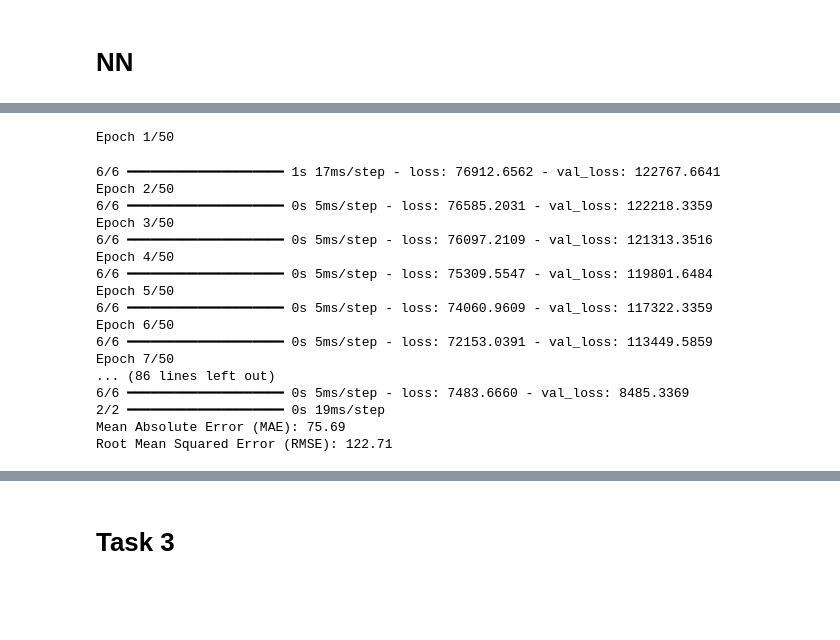
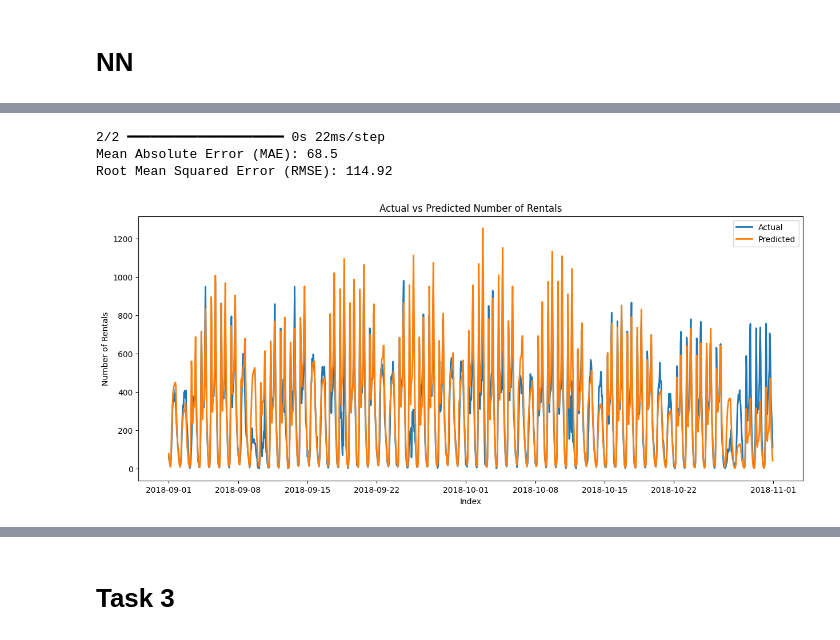
Before and after one commit to GermanButtiero/mobility, a Jupyter notebook: src/prediction.ipynb, the cells around one changed output, grey strips where cells are left out. Saved outputs shown, nothing was run; the diff lists cells and outputs as text; code cells hidden in the pictures; blank space fills up the shorter version.

```diff
--- a/src/prediction.ipynb
+++ b/src/prediction.ipynb
@@ -770,26 +728,12 @@ plot_predictions_vs_true(df_hourly_val, "y_pred", "y_true")
 # %%
 d_train_model = create_nn_and_train(X_dropoff_train_scaled, y_d_train)
-y_val_flat_d, y_pred_flat_d, mae_d_train, rmse_d_train = predict_nn(d_train_model, X_dropoff_val_scaled, y_d_val)
+y_val_flat_d, y_pred_flat_d, mae_d_train, rmse_d_train = predict_nn(d_train_model, X_dropoff_val_scaled, y_d_val, val_start, val_end)
 performance_dropoffs["model_nn"] = {"val_mae": np.round(np.mean(mae_d_train),2), "val_rmse": np.round(np.mean(rmse_d_train),2)}
 # %% [output]
-Epoch 1/50
+2/2 ━━━━━━━━━━━━━━━━━━━━ 0s 22ms/step
+Mean Absolute Error (MAE): 68.5
+Root Mean Squared Error (RMSE): 114.92
-6/6 ━━━━━━━━━━━━━━━━━━━━ 1s 17ms/step - loss: 76912.6562 - val_loss: 122767.6641
-Epoch 2/50
-6/6 ━━━━━━━━━━━━━━━━━━━━ 0s 5ms/step - loss: 76585.2031 - val_loss: 122218.3359
-Epoch 3/50
-6/6 ━━━━━━━━━━━━━━━━━━━━ 0s 5ms/step - loss: 76097.2109 - val_loss: 121313.3516
-Epoch 4/50
-6/6 ━━━━━━━━━━━━━━━━━━━━ 0s 5ms/step - loss: 75309.5547 - val_loss: 119801.6484
-Epoch 5/50
-6/6 ━━━━━━━━━━━━━━━━━━━━ 0s 5ms/step - loss: 74060.9609 - val_loss: 117322.3359
-Epoch 6/50
-6/6 ━━━━━━━━━━━━━━━━━━━━ 0s 5ms/step - loss: 72153.0391 - val_loss: 113449.5859
-Epoch 7/50
-... (86 lines left out)
-6/6 ━━━━━━━━━━━━━━━━━━━━ 0s 5ms/step - loss: 7483.6660 - val_loss: 8485.3369
-2/2 ━━━━━━━━━━━━━━━━━━━━ 0s 19ms/step
-Mean Absolute Error (MAE): 75.69
-Root Mean Squared Error (RMSE): 122.71
+[figure, added]
 # %%
 performance_pickup, performance_dropoffs
 # %% [output]
```
Also changed, not shown: parts of 44 cells of this notebook.
